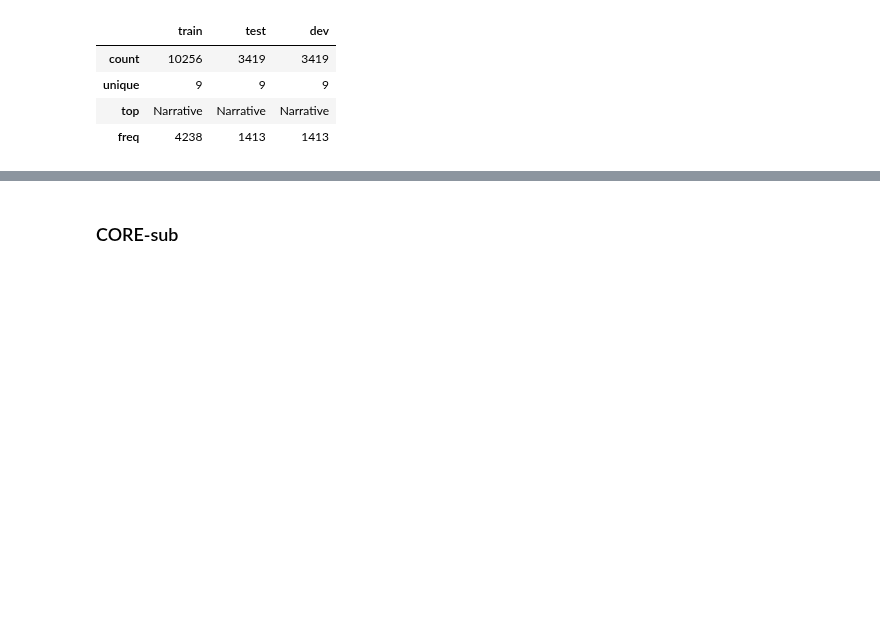
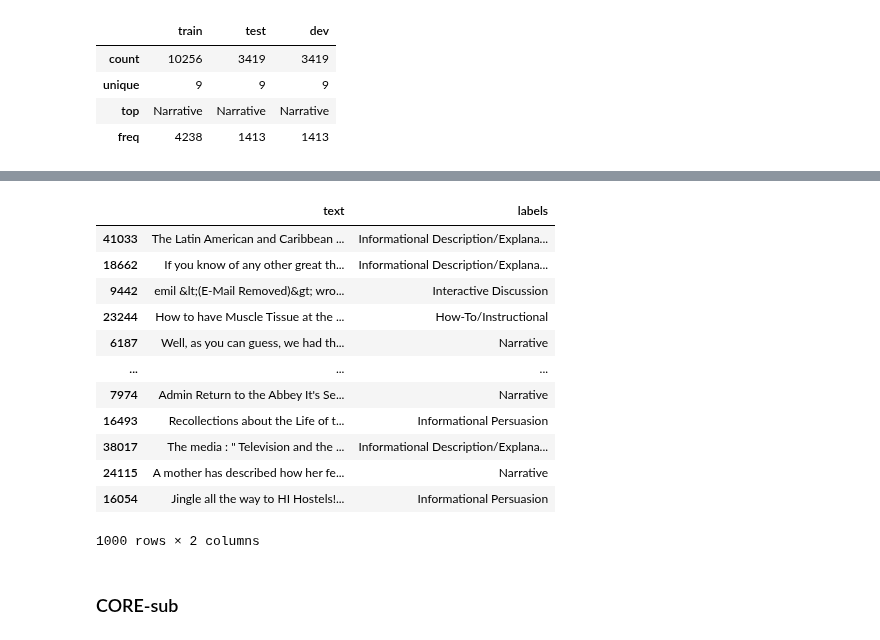
Before and after one commit to TajaKuzman/Genre-Datasets-Comparison, a Jupyter notebook: data-preparation-code/1-Data-Preparation-CORE.ipynb, the cells around one changed output, grey strips where cells are left out. Drawn from its saved outputs; the diff is of its cells as text; code cells hidden in the pictures; blank space fills up the shorter version.

```diff
--- a/data-preparation-code/1-Data-Preparation-CORE.ipynb
+++ b/data-preparation-code/1-Data-Preparation-CORE.ipynb
@@ -608,0 +631,20 @@ dev.to_csv("/home/tajak/Genre-Datasets-Comparison/Genre-Datasets-Comparison/data
+# %%
+# Create a stratified split of 1000 instances
+from sklearn.model_selection import train_test_split
+rest, dev_sample = train_test_split(dev, test_size=1000, random_state=42, shuffle = True, stratify = dev.labels)
+
+dev_sample
+# %% [output]
+|  | text | labels |
+| 41033 | The Latin American and Caribbean ... | Informational Description/Explana... |
+| 18662 | If you know of any other great th... | Informational Description/Explana... |
+| 9442 | emil &lt;(E-Mail Removed)&gt; wro... | Interactive Discussion |
+| 23244 | How to have Muscle Tissue at the ... | How-To/Instructional |
+| 6187 | Well, as you can guess, we had th... | Narrative |
+| ... | ... | ... |
+| 7974 | Admin Return to the Abbey It's Se... | Narrative |
+| 16493 | Recollections about the Life of t... | Informational Persuasion |
+| 38017 | The media : " Television and the ... | Informational Description/Explana... |
+| 24115 | A mother has described how her fe... | Narrative |
+| 16054 | Jingle all the way to HI Hostels!... | Informational Persuasion |
+1000 rows × 2 columns
```
Also changed, not shown: parts of 7 cells of this notebook, 3 other files.
